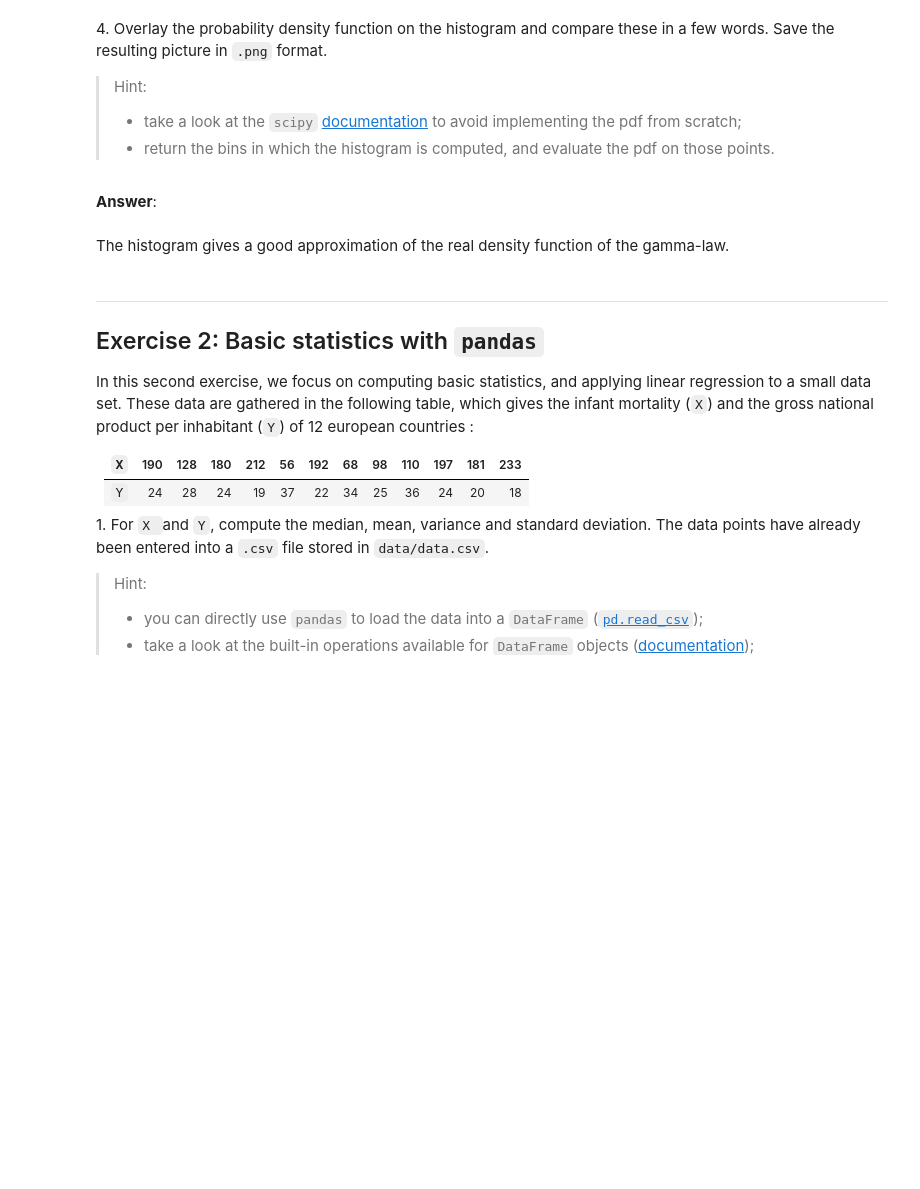
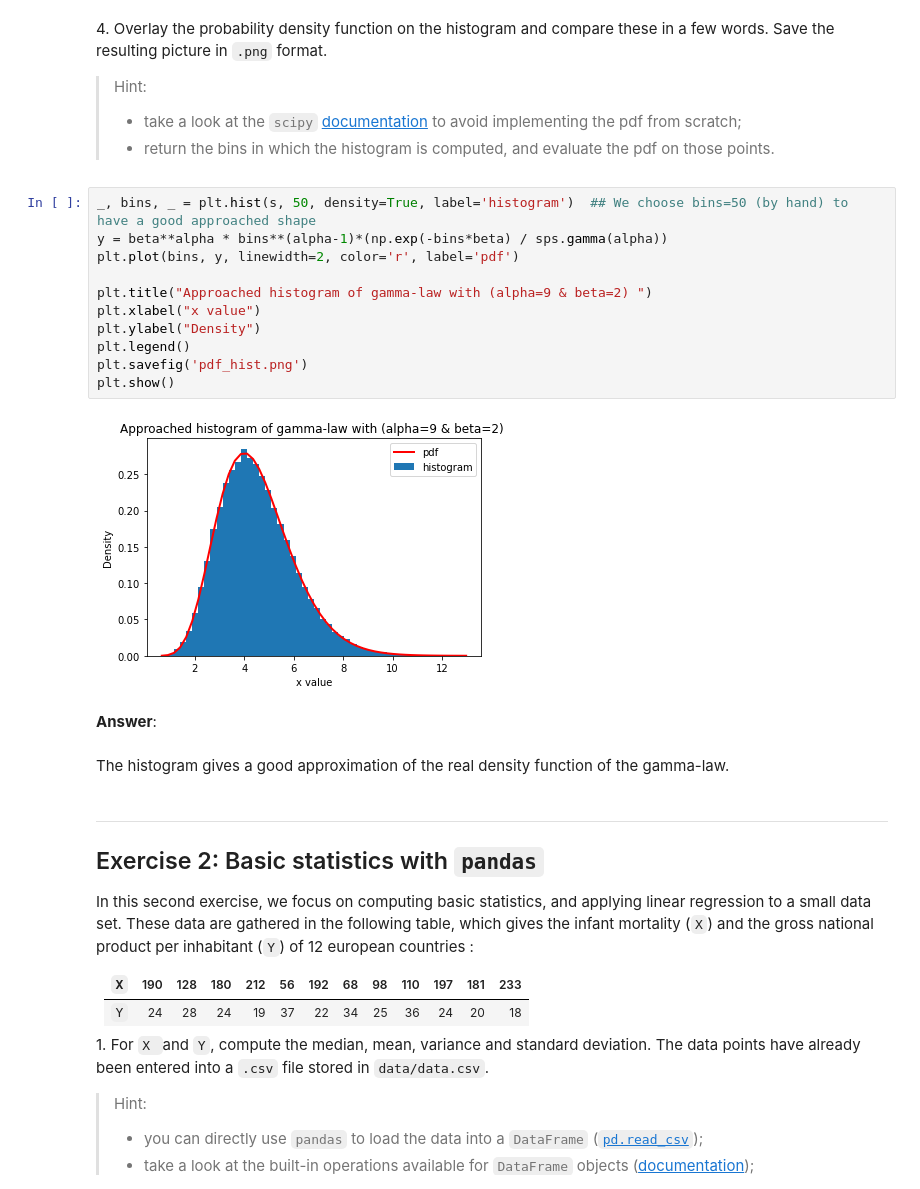
Before and after one commit to azagal952/sdi_python, a Jupyter notebook: Labs/Lab2/lab2.ipynb, the cells around one changed output. Saved outputs shown, nothing was run; the diff lists cells and outputs as text; blank space fills up the shorter version.

```diff
--- a/Labs/Lab2/lab2.ipynb
+++ b/Labs/Lab2/lab2.ipynb
@@ -87,6 +94,19 @@ plt.show()
 > Hint:
 > - take a look at the `scipy` [documentation](https://docs.scipy.org/doc/scipy/reference/stats.html) to avoid implementing the pdf from scratch;
 > - return the bins in which the histogram is computed, and evaluate the pdf on those points.
+# %%
+_, bins, _ = plt.hist(s, 50, density=True, label='histogram')  ## We choose bins=50 (by hand) to have a good approached shape
+y = beta**alpha * bins**(alpha-1)*(np.exp(-bins*beta) / sps.gamma(alpha))
+plt.plot(bins, y, linewidth=2, color='r', label='pdf')
+
+plt.title("Approached histogram of gamma-law with (alpha=9 & beta=2) ")
+plt.xlabel("x value")
+plt.ylabel("Density")
+plt.legend()
+plt.savefig('pdf_hist.png')
+plt.show()
+# %% [output]
+[figure, added]
 # %% [markdown]
 **Answer**:
 # %% [markdown]
```
Also changed, not shown: parts of 16 cells of this notebook, 3 other files.
